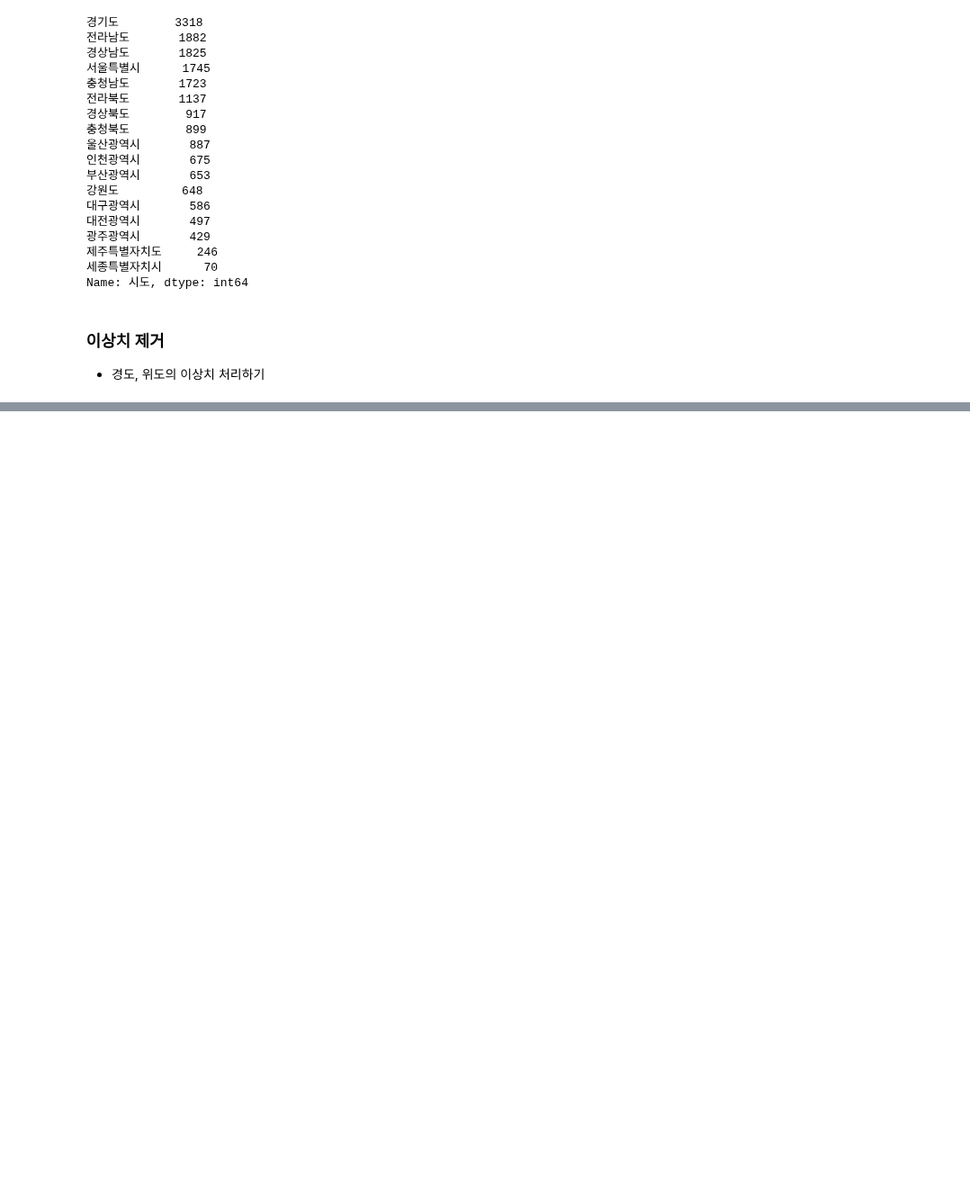
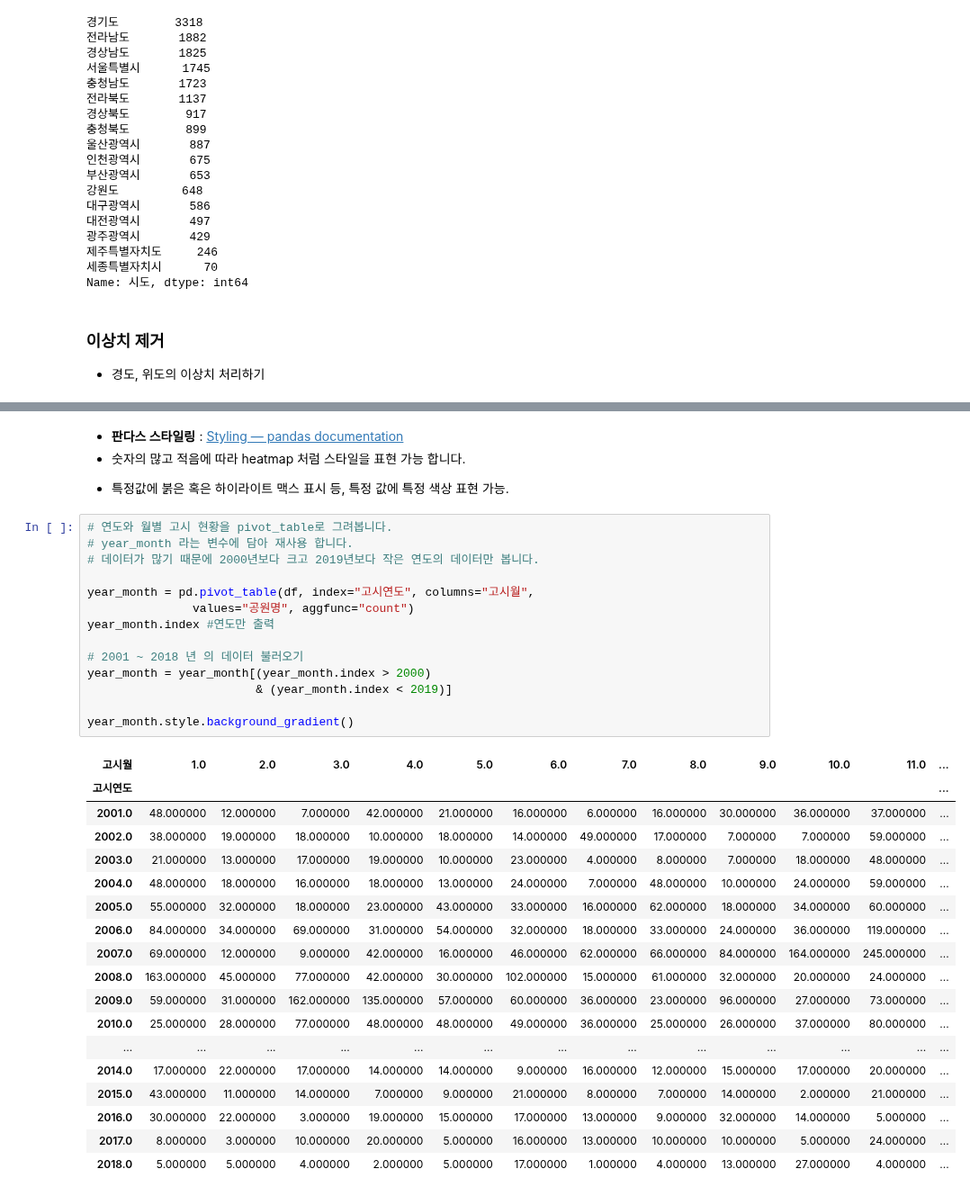
Before and after one commit to sookm/inflearn_lecture_opendata, a Jupyter notebook: 05-park-practice_210711.ipynb, the cells around one changed output, grey strips where cells are left out. Shown at 90% size. Drawn from its saved outputs; the diff is of its cells as text; blank space fills up the shorter version.

```diff
--- a/05-park-practice_210711.ipynb
+++ b/05-park-practice_210711.ipynb
@@ -415,0 +516,37 @@ Name: 시도, dtype: int64
+# %% [markdown]
+* **판다스 스타일링** : [Styling — pandas documentation](https://pandas.pydata.org/pandas-docs/stable/user_guide/style.html)
+* 숫자의 많고 적음에 따라 heatmap 처럼 스타일을 표현 가능 합니다.
+- 특정값에 붉은 혹은 하이라이트 맥스 표시 등, 특정 값에 특정 색상 표현 가능.
+# %%
+# 연도와 월별 고시 현황을 pivot_table로 그려봅니다.
+# year_month 라는 변수에 담아 재사용 합니다.
+# 데이터가 많기 때문에 2000년보다 크고 2019년보다 작은 연도의 데이터만 봅니다.
+
+year_month = pd.pivot_table(df, index="고시연도", columns="고시월",
+               values="공원명", aggfunc="count")
+year_month.index #연도만 출력
+
+# 2001 ~ 2018 년 의 데이터 불러오기
+year_month = year_month[(year_month.index > 2000)
+                        & (year_month.index < 2019)]
+
+year_month.style.background_gradient()
+# %% [output]
+| 고시월 | 1.0 | 2.0 | 3.0 | 4.0 | 5.0 | 6.0 | 7.0 | 8.0 | 9.0 | 10.0 | 11.0 | ... |
+| 고시연도 |  |  |  |  |  |  |  |  |  |  |  | ... |
+| 2001.0 | 48.000000 | 12.000000 | 7.000000 | 42.000000 | 21.000000 | 16.000000 | 6.000000 | 16.000000 | 30.000000 | 36.000000 | 37.000000 | ... |
+| 2002.0 | 38.000000 | 19.000000 | 18.000000 | 10.000000 | 18.000000 | 14.000000 | 49.000000 | 17.000000 | 7.000000 | 7.000000 | 59.000000 | ... |
+| 2003.0 | 21.000000 | 13.000000 | 17.000000 | 19.000000 | 10.000000 | 23.000000 | 4.000000 | 8.000000 | 7.000000 | 18.000000 | 48.000000 | ... |
+| 2004.0 | 48.000000 | 18.000000 | 16.000000 | 18.000000 | 13.000000 | 24.000000 | 7.000000 | 48.000000 | 10.000000 | 24.000000 | 59.000000 | ... |
+| 2005.0 | 55.000000 | 32.000000 | 18.000000 | 23.000000 | 43.000000 | 33.000000 | 16.000000 | 62.000000 | 18.000000 | 34.000000 | 60.000000 | ... |
+| 2006.0 | 84.000000 | 34.000000 | 69.000000 | 31.000000 | 54.000000 | 32.000000 | 18.000000 | 33.000000 | 24.000000 | 36.000000 | 119.000000 | ... |
+| 2007.0 | 69.000000 | 12.000000 | 9.000000 | 42.000000 | 16.000000 | 46.000000 | 62.000000 | 66.000000 | 84.000000 | 164.000000 | 245.000000 | ... |
+| 2008.0 | 163.000000 | 45.000000 | 77.000000 | 42.000000 | 30.000000 | 102.000000 | 15.000000 | 61.000000 | 32.000000 | 20.000000 | 24.000000 | ... |
+| 2009.0 | 59.000000 | 31.000000 | 162.000000 | 135.000000 | 57.000000 | 60.000000 | 36.000000 | 23.000000 | 96.000000 | 27.000000 | 73.000000 | ... |
+| 2010.0 | 25.000000 | 28.000000 | 77.000000 | 48.000000 | 48.000000 | 49.000000 | 36.000000 | 25.000000 | 26.000000 | 37.000000 | 80.000000 | ... |
+| ... | ... | ... | ... | ... | ... | ... | ... | ... | ... | ... | ... | ... |
+| 2014.0 | 17.000000 | 22.000000 | 17.000000 | 14.000000 | 14.000000 | 9.000000 | 16.000000 | 12.000000 | 15.000000 | 17.000000 | 20.000000 | ... |
+| 2015.0 | 43.000000 | 11.000000 | 14.000000 | 7.000000 | 9.000000 | 21.000000 | 8.000000 | 7.000000 | 14.000000 | 2.000000 | 21.000000 | ... |
+| 2016.0 | 30.000000 | 22.000000 | 3.000000 | 19.000000 | 15.000000 | 17.000000 | 13.000000 | 9.000000 | 32.000000 | 14.000000 | 5.000000 | ... |
+| 2017.0 | 8.000000 | 3.000000 | 10.000000 | 20.000000 | 5.000000 | 16.000000 | 13.000000 | 10.000000 | 10.000000 | 5.000000 | 24.000000 | ... |
+| 2018.0 | 5.000000 | 5.000000 | 4.000000 | 2.000000 | 5.000000 | 17.000000 | 1.000000 | 4.000000 | 13.000000 | 27.000000 | 4.000000 | ... |
```
Also changed, not shown: parts of 14 cells of this notebook.
